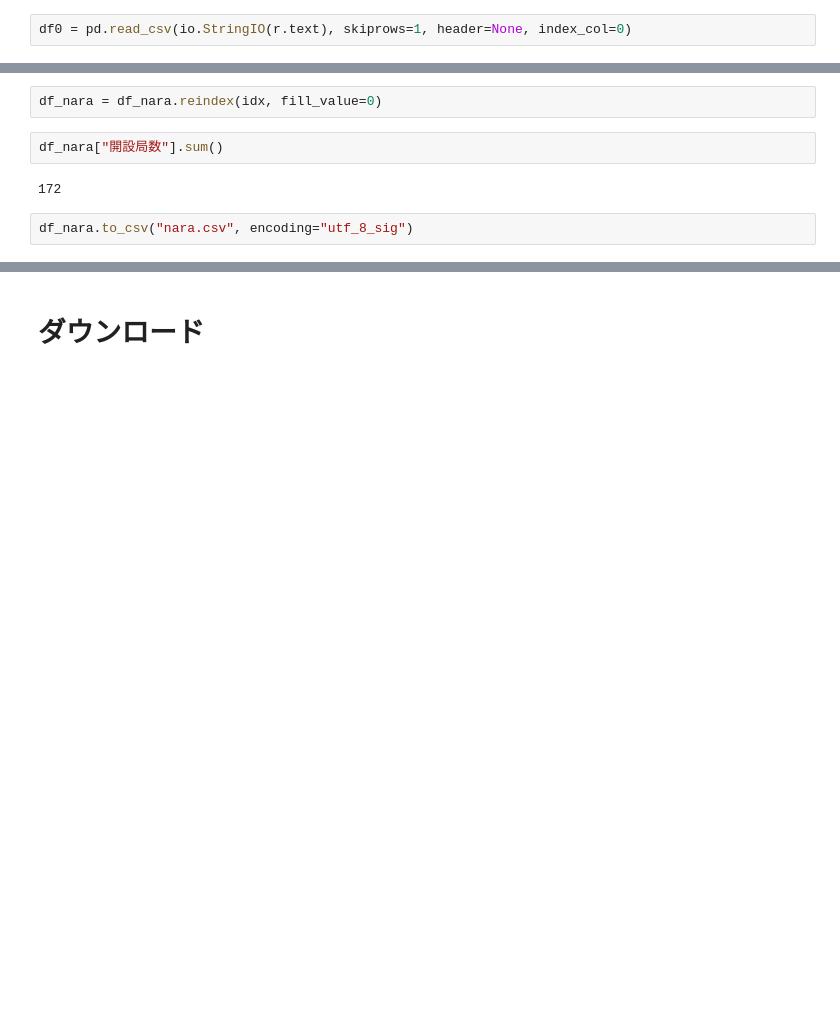
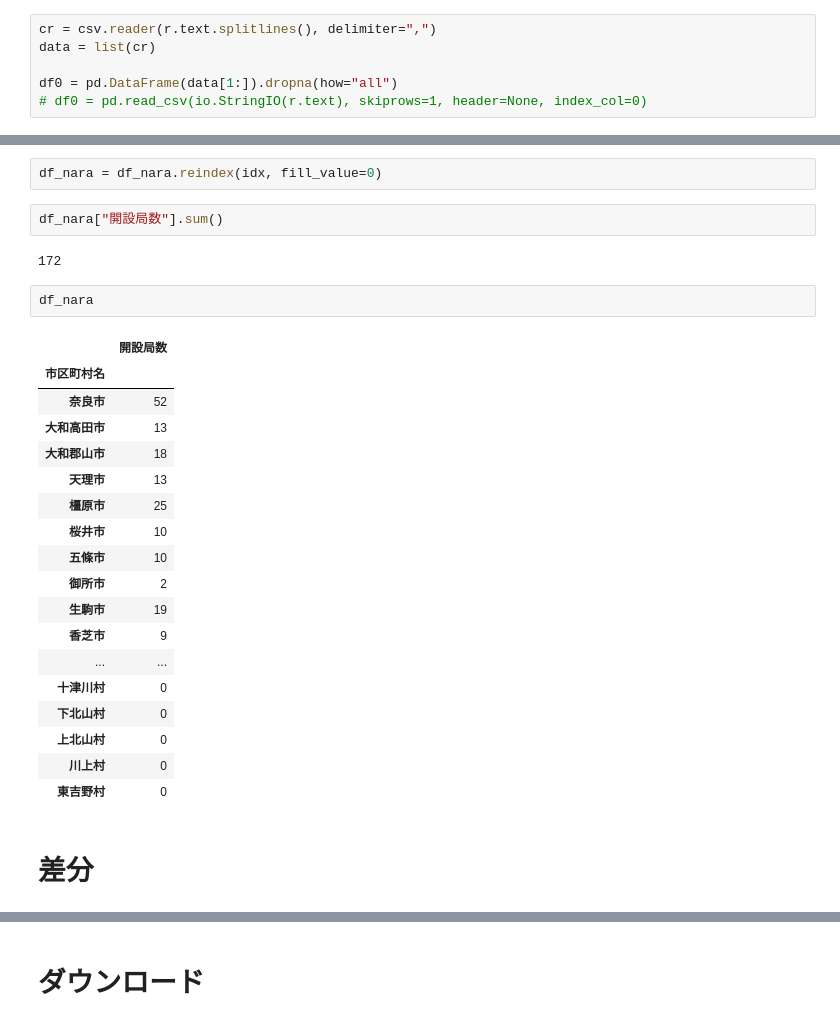
Before and after one commit to imabari/musen, a Jupyter notebook: musen_nara.ipynb, the cells around one changed output, grey strips where cells are left out. Cells and saved outputs as stored; diff of their text form; blank space fills up the shorter version.

```diff
--- a/musen_nara.ipynb
+++ b/musen_nara.ipynb
@@ -48,4 +68,8 @@ r = requests.get("https://www.tele.soumu.go.jp/musen/list", parm)
 # %% [markdown]
 # データラングリング
 # %%
-df0 = pd.read_csv(io.StringIO(r.text), skiprows=1, header=None, index_col=0)
+cr = csv.reader(r.text.splitlines(), delimiter=",")
+data = list(cr)
+
+df0 = pd.DataFrame(data[1:]).dropna(how="all")
+# df0 = pd.read_csv(io.StringIO(r.text), skiprows=1, header=None, index_col=0)
@@ -171,5 +202,26 @@ df_nara = df_nara.reindex(idx, fill_value=0)
 df_nara["開設局数"].sum()
 # %% [output]
 172
-# %%
-df_nara.to_csv("nara.csv", encoding="utf_8_sig")
+# %%
+df_nara
+# %% [output]
+|  | 開設局数 |
+| 市区町村名 |  |
+| 奈良市 | 52 |
+| 大和高田市 | 13 |
+| 大和郡山市 | 18 |
+| 天理市 | 13 |
+| 橿原市 | 25 |
+| 桜井市 | 10 |
+| 五條市 | 10 |
+| 御所市 | 2 |
+| 生駒市 | 19 |
+| 香芝市 | 9 |
+| ... | ... |
+| 十津川村 | 0 |
+| 下北山村 | 0 |
+| 上北山村 | 0 |
+| 川上村 | 0 |
+| 東吉野村 | 0 |
+# %% [markdown]
+# 差分
```
Also changed, not shown: parts of 9 cells of this notebook.
